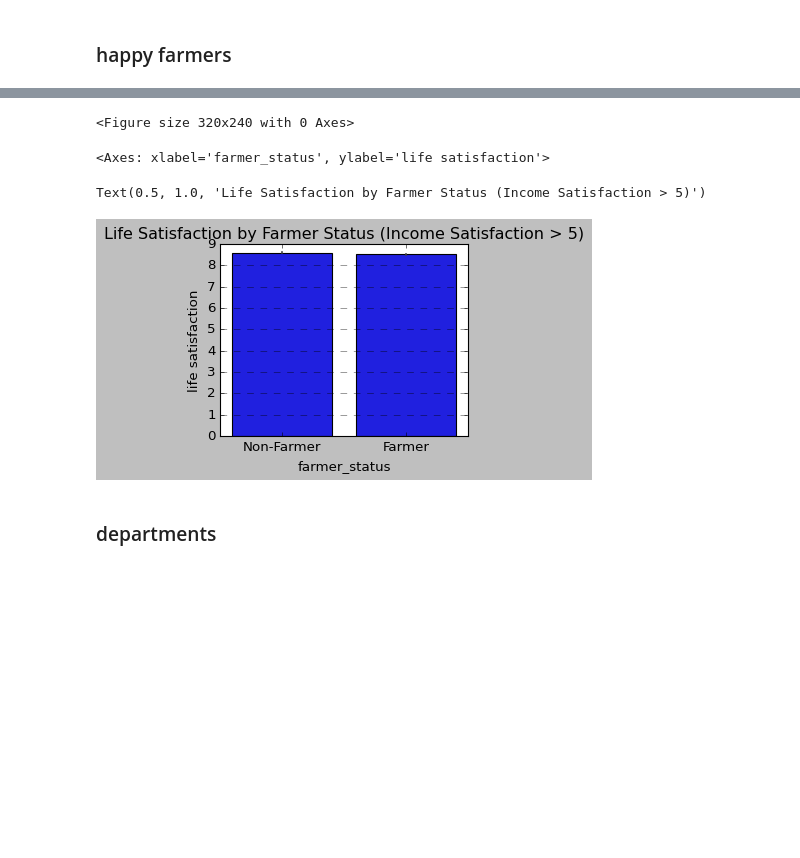
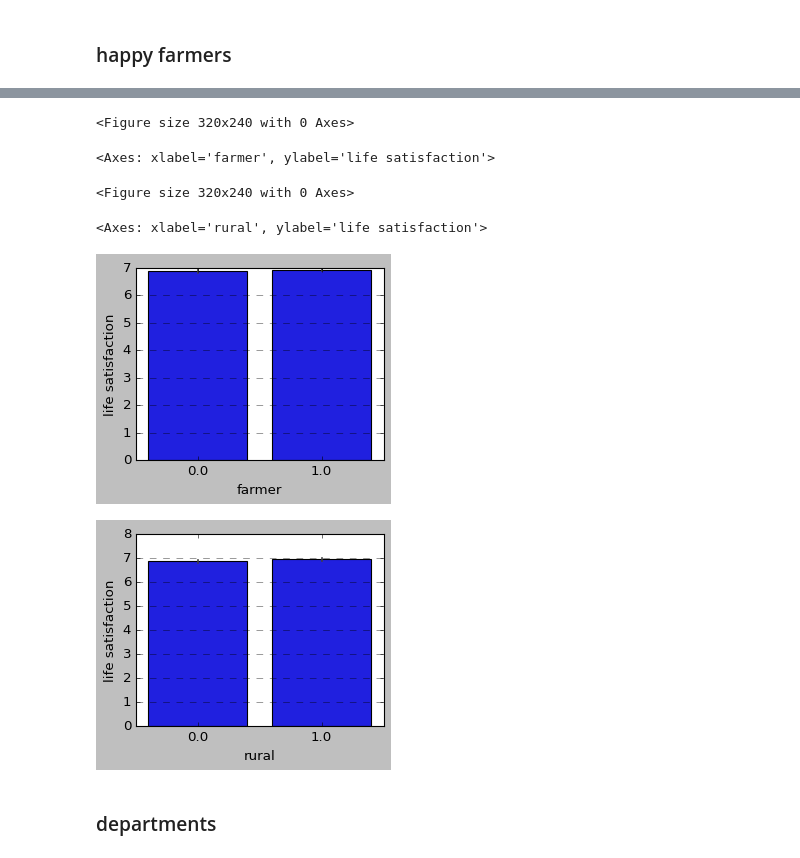
Before and after one commit to theaok/linaColMex, a Jupyter notebook: linaColMex.ipynb, the cells around one changed output, grey strips where cells are left out. Saved outputs shown, nothing was run; the diff lists cells and outputs as text; code cells hidden in the pictures; blank space fills up the shorter version.

```diff
--- a/linaColMex.ipynb
+++ b/linaColMex.ipynb
@@ -298,9 +298,9 @@ chaComHog.farmer.replace(3, np.nan,inplace=True)
 chaComHog.farmer.replace(9, np.nan,inplace=True)
 chaComHog.farmer.replace(2, 0,inplace=True)
 
-chaComHog.farmer.replace(3, np.nan,inplace=True)
-chaComHog.farmer.replace(9, np.nan,inplace=True)
-chaComHog.farmer.replace(2, 0,inplace=True)
+chaComHog.rural.replace(3, np.nan,inplace=True)
+chaComHog.rural.replace(9, np.nan,inplace=True)
+chaComHog.rural.replace(2, 0,inplace=True)
 # %% [output]
 The behavior will change in pandas 3.0. This inplace method will never work because the intermediate object on which we are setting values always behaves as a copy.
 
@@ -417,16 +428,21 @@ sns.barplot(data=chaComHog, x='farmer', y='life satisfaction', errorbar=('ci', 9
 # %%
-chaComHog_filtered = chaComHog[chaComHog['income satisfaction'] >9].copy()
-chaComHog_filtered['farmer_status'] = chaComHog_filtered['farmer'].map({1.0: 'Farmer', 0.0: 'Non-Farmer'})
+chaComHog_filtered = chaComHog[chaComHog['income satisfaction'] <3].copy()
+#ah bummer no matter what subset no diff!
+
 plt.figure(figsize=(4, 3))
-sns.barplot(data=chaComHog_filtered, x='farmer_status', y='life satisfaction', errorbar=('ci', 95))
-plt.title('Life Satisfaction by Farmer Status (Income Satisfaction > 5)')
+sns.barplot(data=chaComHog_filtered, x='farmer', y='life satisfaction', errorbar=('ci', 95))
 plt.grid(axis='y', linestyle='--', alpha=0.7)
-plt.show()
+
+plt.figure(figsize=(4, 3))
+sns.barplot(data=chaComHog_filtered, x='rural', y='life satisfaction', errorbar=('ci', 95))
+plt.grid(axis='y', linestyle='--', alpha=0.7)
 # %% [output]
 <Figure size 320x240 with 0 Axes>
-<Axes: xlabel='farmer_status', ylabel='life satisfaction'>
+<Axes: xlabel='farmer', ylabel='life satisfaction'>
-Text(0.5, 1.0, 'Life Satisfaction by Farmer Status (Income Satisfaction > 5)')
+<Figure size 320x240 with 0 Axes>
+<Axes: xlabel='rural', ylabel='life satisfaction'>
-[figure, old version]
+[figure, new version]
+[figure, added]
 # %% [markdown]
 ### departments
 # %%
```
Also changed, not shown: parts of 4 cells of this notebook.
